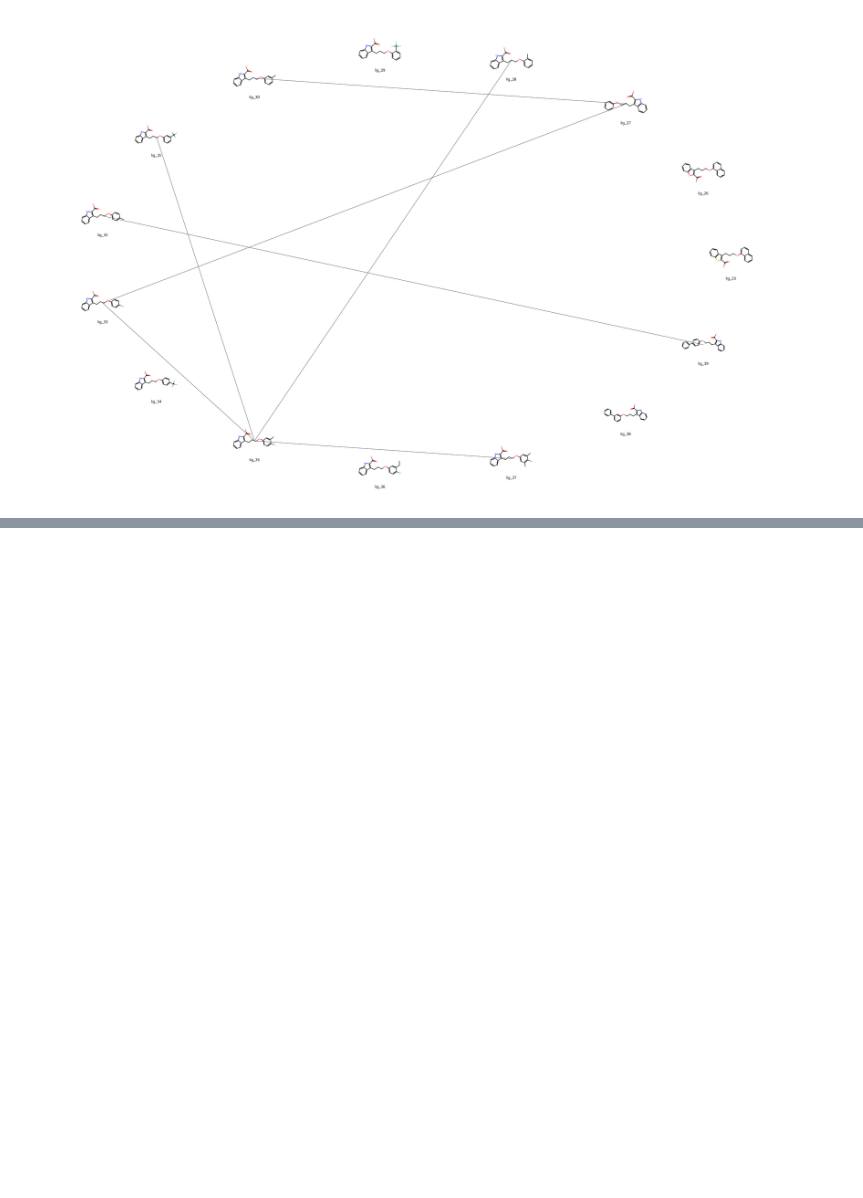
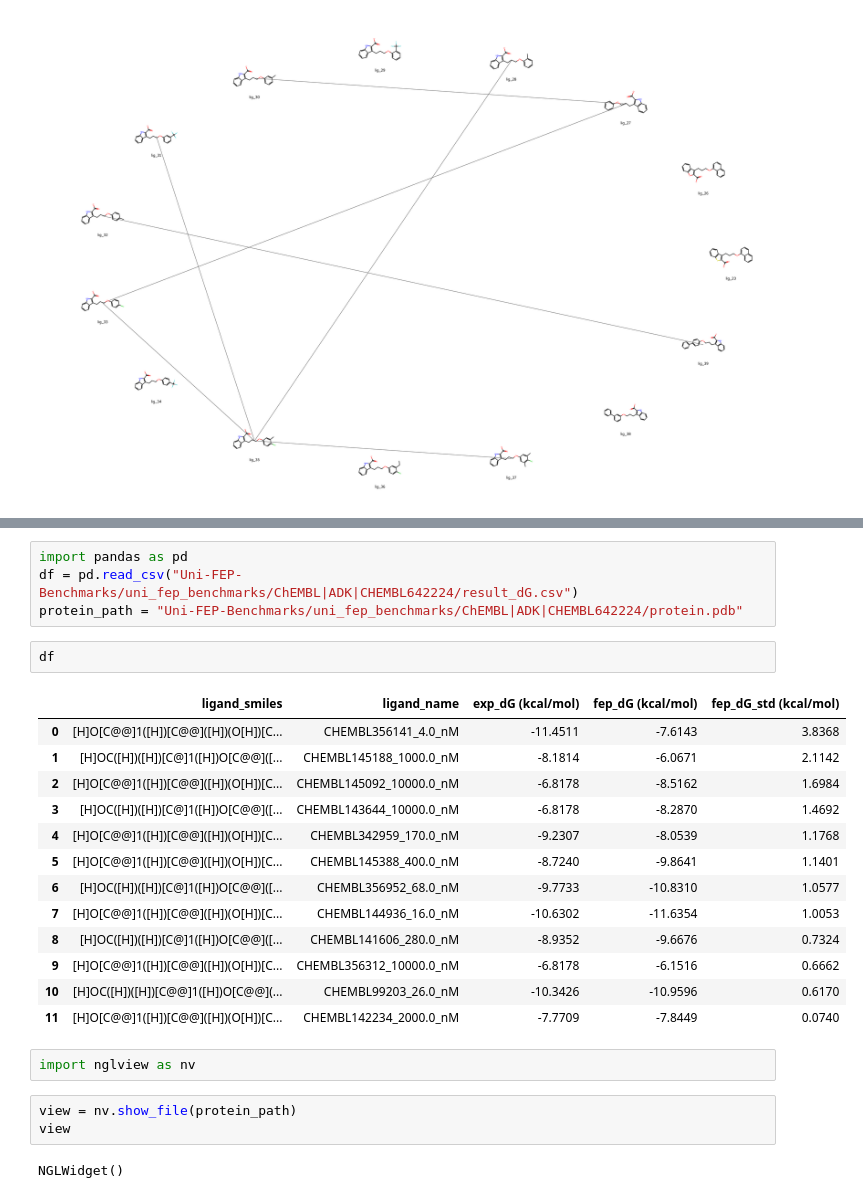
Before and after one commit to bestquark/hsopt, a Jupyter notebook: testing_scripts/notebooks/benchmarks.ipynb, the cells around one changed output, grey strips where cells are left out. Saved outputs shown, nothing was run; the diff lists cells and outputs as text; blank space fills up the shorter version.

Commit message:
add second benchmark

```diff
--- a/testing_scripts/notebooks/benchmarks.ipynb
+++ b/testing_scripts/notebooks/benchmarks.ipynb
@@ -66,0 +80,27 @@ graph = tgt.get_graph()
+# %%
+import pandas as pd
+df = pd.read_csv("Uni-FEP-Benchmarks/uni_fep_benchmarks/ChEMBL|ADK|CHEMBL642224/result_dG.csv")
+protein_path = "Uni-FEP-Benchmarks/uni_fep_benchmarks/ChEMBL|ADK|CHEMBL642224/protein.pdb"
+# %%
+df
+# %% [output]
+|  | ligand_smiles | ligand_name | exp_dG (kcal/mol) | fep_dG (kcal/mol) | fep_dG_std (kcal/mol) |
+| 0 | [H]O[C@@]1([H])[C@@]([H])(O[H])[C... | CHEMBL356141_4.0_nM | -11.4511 | -7.6143 | 3.8368 |
+| 1 | [H]OC([H])([H])[C@]1([H])O[C@@]([... | CHEMBL145188_1000.0_nM | -8.1814 | -6.0671 | 2.1142 |
+| 2 | [H]O[C@@]1([H])[C@@]([H])(O[H])[C... | CHEMBL145092_10000.0_nM | -6.8178 | -8.5162 | 1.6984 |
+| 3 | [H]OC([H])([H])[C@]1([H])O[C@@]([... | CHEMBL143644_10000.0_nM | -6.8178 | -8.2870 | 1.4692 |
+| 4 | [H]O[C@@]1([H])[C@@]([H])(O[H])[C... | CHEMBL342959_170.0_nM | -9.2307 | -8.0539 | 1.1768 |
+| 5 | [H]O[C@@]1([H])[C@@]([H])(O[H])[C... | CHEMBL145388_400.0_nM | -8.7240 | -9.8641 | 1.1401 |
+| 6 | [H]OC([H])([H])[C@]1([H])O[C@@]([... | CHEMBL356952_68.0_nM | -9.7733 | -10.8310 | 1.0577 |
+| 7 | [H]O[C@@]1([H])[C@@]([H])(O[H])[C... | CHEMBL144936_16.0_nM | -10.6302 | -11.6354 | 1.0053 |
+| 8 | [H]OC([H])([H])[C@]1([H])O[C@@]([... | CHEMBL141606_280.0_nM | -8.9352 | -9.6676 | 0.7324 |
+| 9 | [H]O[C@@]1([H])[C@@]([H])(O[H])[C... | CHEMBL356312_10000.0_nM | -6.8178 | -6.1516 | 0.6662 |
+| 10 | [H]OC([H])([H])[C@@]1([H])O[C@@](... | CHEMBL99203_26.0_nM | -10.3426 | -10.9596 | 0.6170 |
+| 11 | [H]O[C@@]1([H])[C@@]([H])(O[H])[C... | CHEMBL142234_2000.0_nM | -7.7709 | -7.8449 | 0.0740 |
+# %%
+import nglview as nv
+# %%
+view = nv.show_file(protein_path)
+view
+# %% [output]
+NGLWidget()
```
Also changed, not shown: parts of 2 cells of this notebook, 3 other files.
